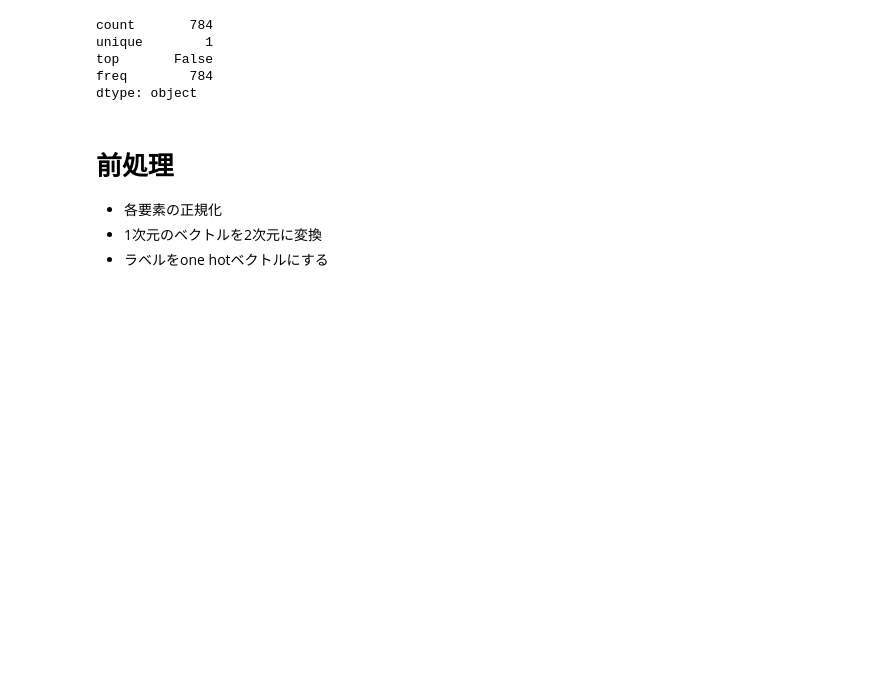
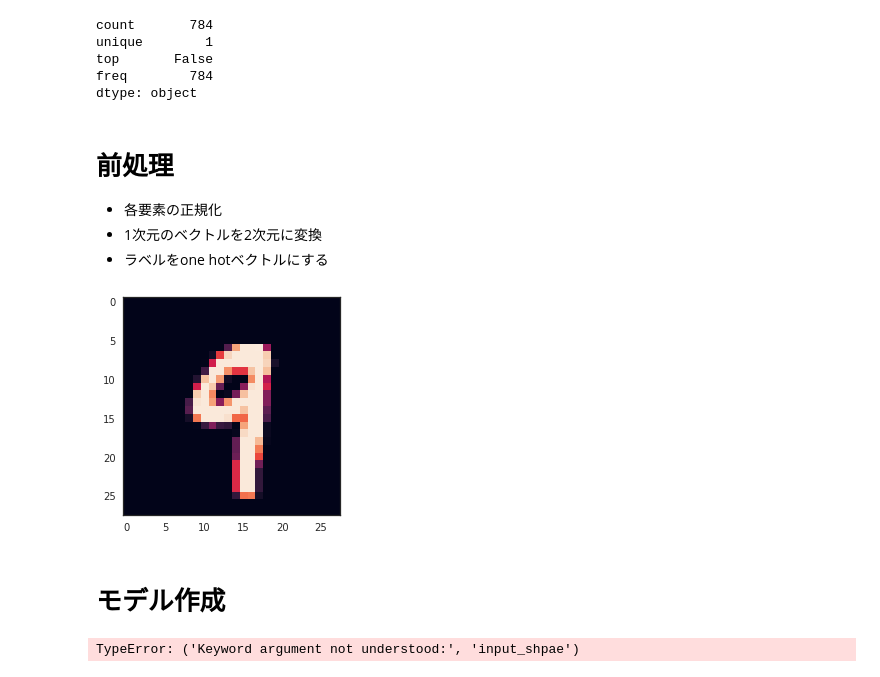
Before and after one commit to aki-06/Digit-Recognizer, a Jupyter notebook: Digit-Recognizer.ipynb, the cells around one changed output. Cells and saved outputs as stored; diff of their text form; code cells hidden in the pictures; blank space fills up the shorter version.

Commit message:
モデル作成

```diff
--- a/Digit-Recognizer.ipynb
+++ b/Digit-Recognizer.ipynb
@@ -124,4 +124,30 @@ y_train = to_categorical(y_train, num_classes=10)
 random_seed = 2
 
 # trainingデータを分割
-X_train, X_val, y_train, y_val = train_test_split(X_train, y_train, )
+X_train, X_val, y_train, y_val = train_test_split(X_train, y_train, test_size=0.1, random_state=random_seed)
+# %%
+g = plt.imshow(X_train[2][:, :, 0])
+# %% [output]
+[figure, added]
+# %% [markdown]
+# モデル作成
+# %%
+# 入力->畳み込み(Conv2D)->活性化(relu)->プーリング(MaxPool2D)->正則化(Dropout)->一時限に直す(Flatten)->全結合(Dense)->出力
+model = Sequential()
+
+model.add(Conv2D(filters=32, kernel_size=(5, 5), padding='Same', activation='relu', input_shpae=(28, 28, 1)))
+model.add(Conv2D(filters = 32, kernel_size = (5,5),padding = 'Same', activation ='relu'))
+model.add(MaxPool2D(pool_size=(2, 2)))
+model.add(Dropout(0.25))
+
+model.add(Conv2D(filters=64, kernel_size=(3, 3), padding='Same', activation='relu'))
+model.add(Conv2D(filters=64, kernel_size=(3, 3), padding='Same', activation='relu'))
+model.add(MaxPool2D(pool_size=(2, 2), strides=(2, 2)))
+model.add(Dropout(0.25))
+
+model.add(Flatten())
+model.add(Dense(256, activation='relu'))
+model.Dropout(0.5)
+model.add(Dense(256, activation='softmax'))
+# %% [output]
+TypeError: ('Keyword argument not understood:', 'input_shpae')
```
